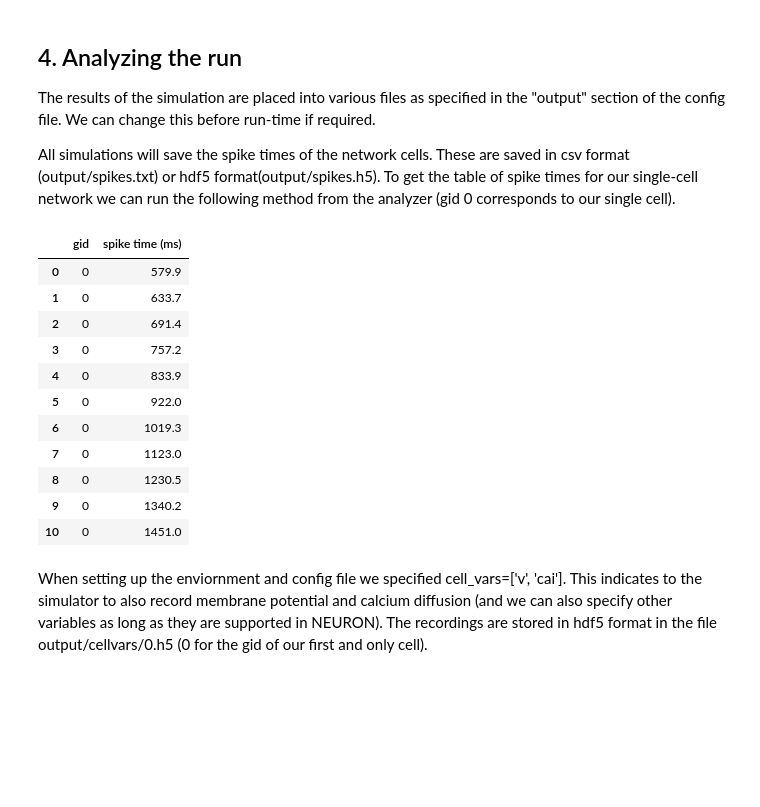
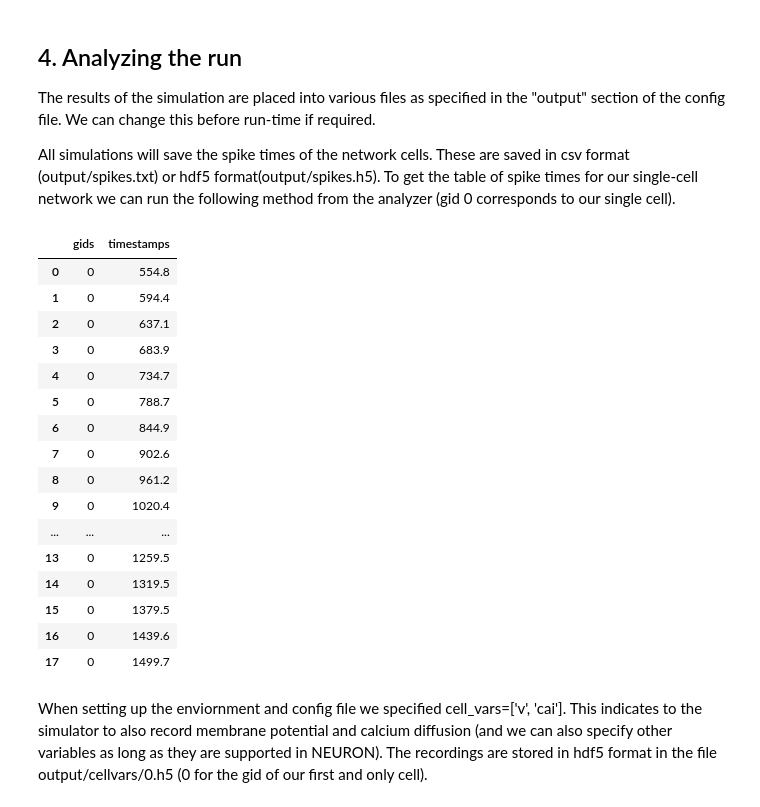
Before and after one commit to AllenInstitute/bmtk, a Jupyter notebook: docs/tutorial/01_single_cell_clamped.ipynb, the cells around one changed output. Cells and saved outputs as stored; diff of their text form; code cells hidden in the pictures; blank space fills up the shorter version.

```diff
--- a/docs/tutorial/01_single_cell_clamped.ipynb
+++ b/docs/tutorial/01_single_cell_clamped.ipynb
@@ -159,20 +162,25 @@ The results of the simulation are placed into various files as specified in the
 
 All simulations will save the spike times of the network cells. These are saved in csv format (output/spikes.txt) or hdf5 format(output/spikes.h5). To get the table of spike times for our single-cell network we can run the following method from the analyzer (gid 0 corresponds to our single cell).
 # %%
-from bmtk.analyzer import spikes_table
-spikes_table(config_file='config.json')
+from bmtk.analyzer.spike_trains import to_dataframe
+to_dataframe(config_file='simulation_config.json')
 # %% [output]
-|  | gid | spike time (ms) |
-| 0 | 0 | 579.9 |
-| 1 | 0 | 633.7 |
-| 2 | 0 | 691.4 |
-| 3 | 0 | 757.2 |
-| 4 | 0 | 833.9 |
-| 5 | 0 | 922.0 |
-| 6 | 0 | 1019.3 |
-| 7 | 0 | 1123.0 |
-| 8 | 0 | 1230.5 |
-| 9 | 0 | 1340.2 |
-| 10 | 0 | 1451.0 |
+|  | gids | timestamps |
+| 0 | 0 | 554.8 |
+| 1 | 0 | 594.4 |
+| 2 | 0 | 637.1 |
+| 3 | 0 | 683.9 |
+| 4 | 0 | 734.7 |
+| 5 | 0 | 788.7 |
+| 6 | 0 | 844.9 |
+| 7 | 0 | 902.6 |
+| 8 | 0 | 961.2 |
+| 9 | 0 | 1020.4 |
+| ... | ... | ... |
+| 13 | 0 | 1259.5 |
+| 14 | 0 | 1319.5 |
+| 15 | 0 | 1379.5 |
+| 16 | 0 | 1439.6 |
+| 17 | 0 | 1499.7 |
 # %% [markdown]
 When setting up the enviornment and config file we specified cell_vars=['v', 'cai']. This indicates to the simulator to also record membrane potential and calcium diffusion (and we can also specify other variables as long as they are supported in NEURON). The recordings are stored in hdf5 format in the file output/cellvars/0.h5 (0 for the gid of our first and only cell).
```
Also changed, not shown: parts of 16 cells of this notebook, 17 other files.
